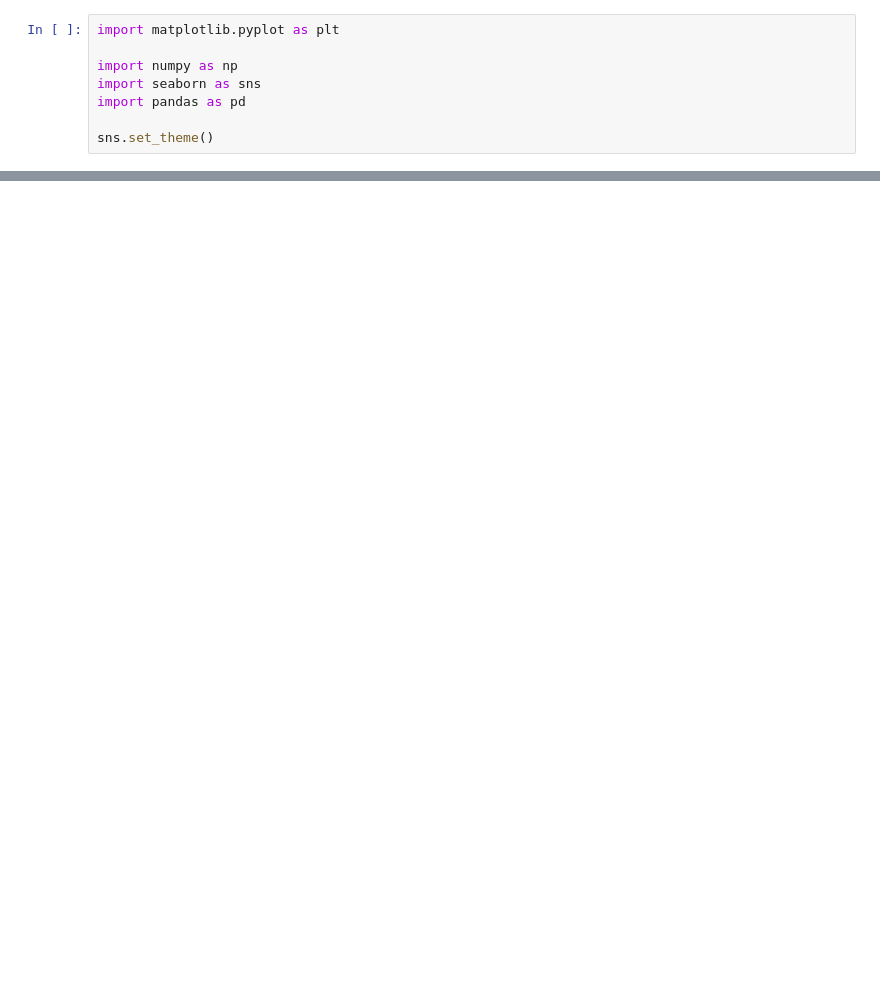
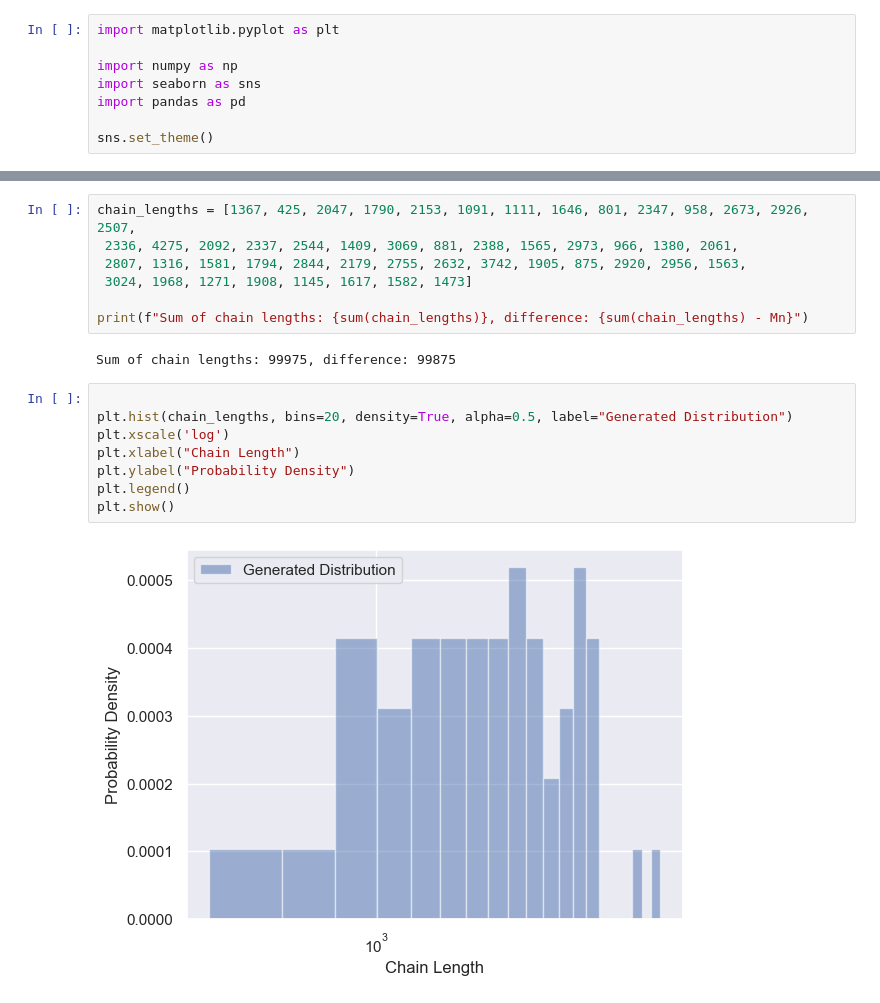
Before and after one commit to jkrajniak/polydispers-lj-generator, a Jupyter notebook: analysis.ipynb, the cells around one changed output, grey strips where cells are left out. Saved outputs shown, nothing was run; the diff lists cells and outputs as text; blank space fills up the shorter version.

```diff
--- a/analysis.ipynb
+++ b/analysis.ipynb
@@ -77,0 +80,19 @@ plt.show()
+# %%
+chain_lengths = [1367, 425, 2047, 1790, 2153, 1091, 1111, 1646, 801, 2347, 958, 2673, 2926, 2507,
+ 2336, 4275, 2092, 2337, 2544, 1409, 3069, 881, 2388, 1565, 2973, 966, 1380, 2061,
+ 2807, 1316, 1581, 1794, 2844, 2179, 2755, 2632, 3742, 1905, 875, 2920, 2956, 1563,
+ 3024, 1968, 1271, 1908, 1145, 1617, 1582, 1473]
+
+print(f"Sum of chain lengths: {sum(chain_lengths)}, difference: {sum(chain_lengths) - Mn}")
+# %% [output]
+Sum of chain lengths: 99975, difference: 99875
+# %%
+
+plt.hist(chain_lengths, bins=20, density=True, alpha=0.5, label="Generated Distribution")
+plt.xscale('log')
+plt.xlabel("Chain Length")
+plt.ylabel("Probability Density")
+plt.legend()
+plt.show()
+# %% [output]
+[figure, added]
```
Also changed, not shown: parts of 5 cells of this notebook, 1 other file.
